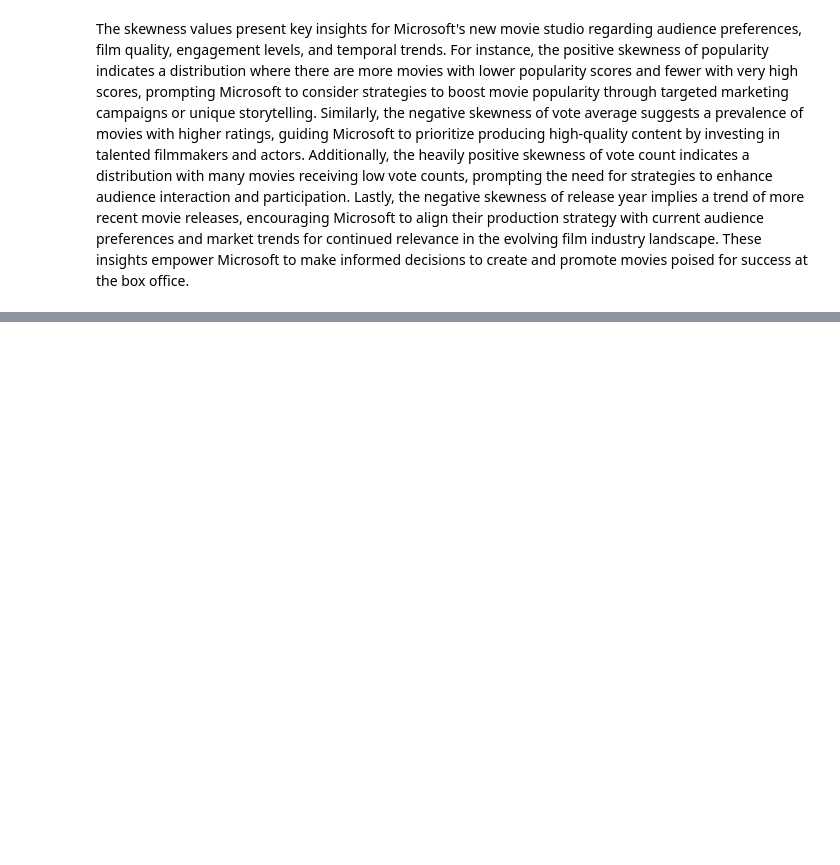
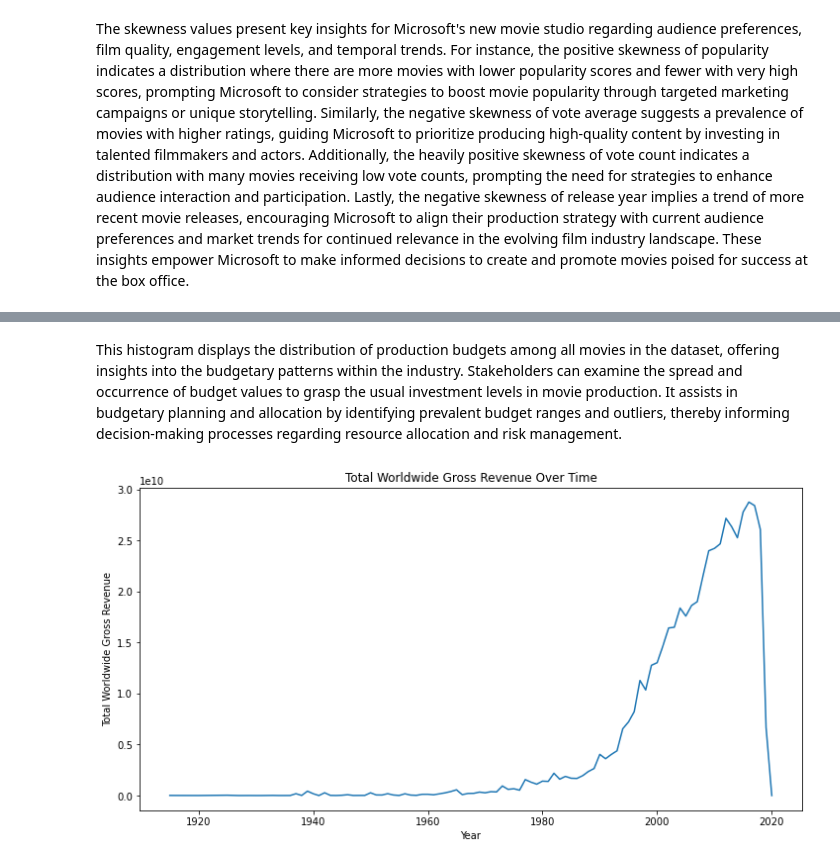
Before and after one commit to alexminingwa/dsc-phase-1-project-v2-4, a Jupyter notebook: student.ipynb, the cells around one changed output, grey strips where cells are left out. Saved outputs shown, nothing was run; the diff lists cells and outputs as text; code cells hidden in the pictures; blank space fills up the shorter version.

```diff
--- a/student.ipynb
+++ b/student.ipynb
@@ -231,0 +309,15 @@ The skewness values present key insights for Microsoft's new movie studio regard
+# %% [markdown]
+This histogram displays the distribution of production budgets among all movies in the dataset, offering insights into the budgetary patterns within the industry. Stakeholders can examine the spread and occurrence of budget values to grasp the usual investment levels in movie production. It assists in budgetary planning and allocation by identifying prevalent budget ranges and outliers, thereby informing decision-making processes regarding resource allocation and risk management.
+# %%
+#Line graph
+plt.figure(figsize=(12, 6))
+tn_df['release_date'] = pd.to_datetime(tn_df['release_date'])
+tn_df['year'] = tn_df['release_date'].dt.year
+total_gross_by_year = tn_df.groupby('year')['worldwide_gross'].sum()
+sns.lineplot(x=total_gross_by_year.index, y=total_gross_by_year.values)
+plt.title('Total Worldwide Gross Revenue Over Time')
+plt.xlabel('Year')
+plt.ylabel('Total Worldwide Gross Revenue')
+plt.show()
+# %% [output]
+[figure, added]
```
Also changed, not shown: parts of 20 cells of this notebook.
